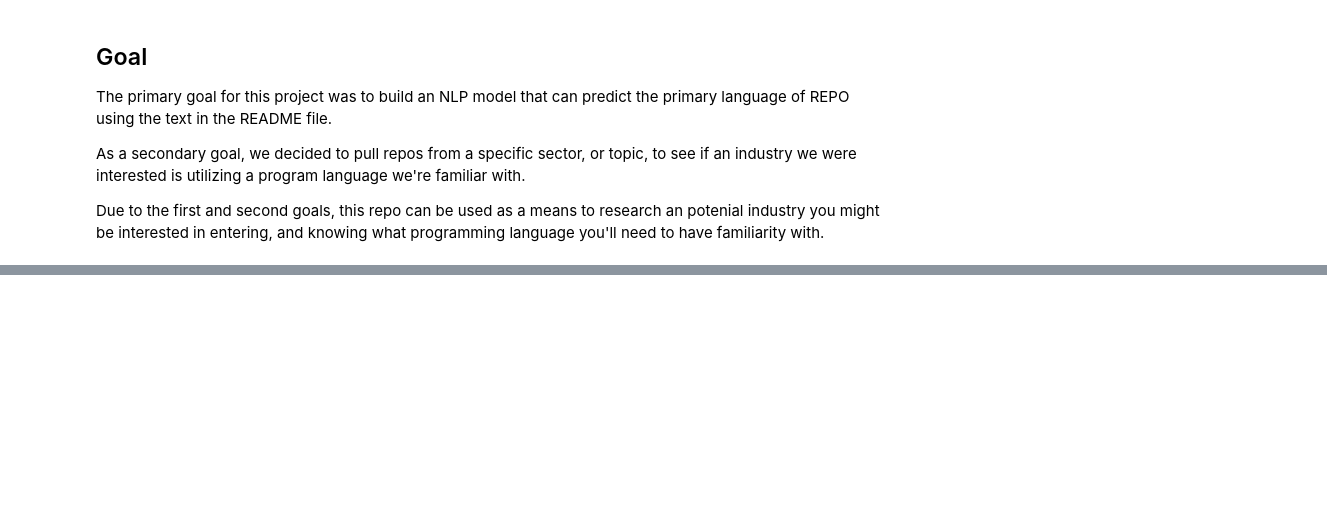
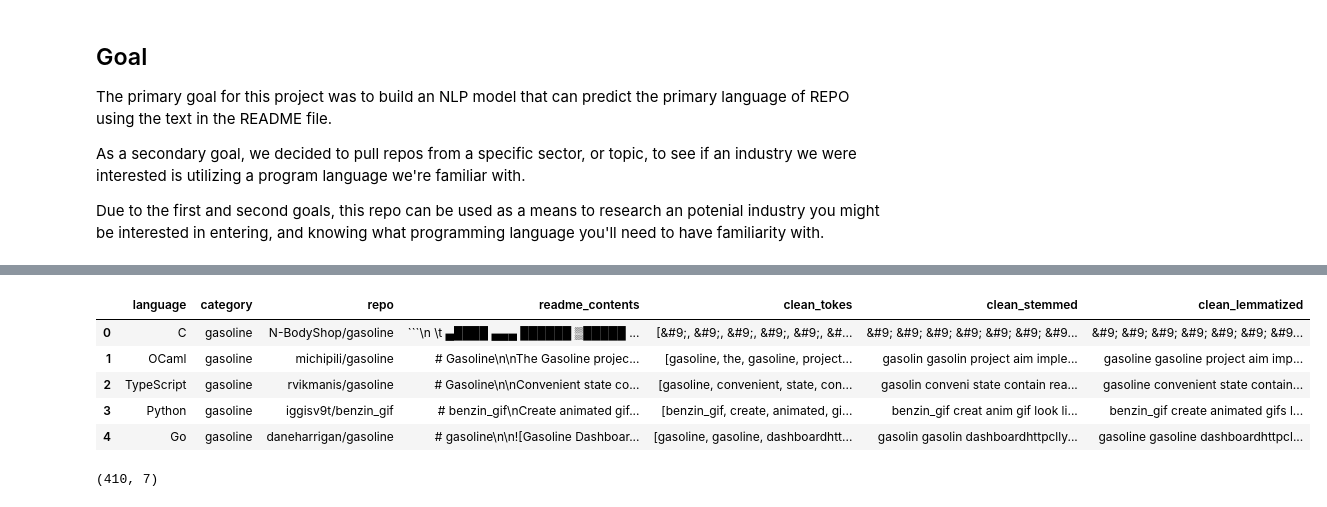
Before and after one commit to github-nlp-project/nlp-project, a Jupyter notebook: github_nlp_notebook.ipynb, the cells around one changed output, grey strips where cells are left out. Cells and saved outputs as stored; diff of their text form; code cells hidden in the pictures; blank space fills up the shorter version.

````diff
--- a/github_nlp_notebook.ipynb
+++ b/github_nlp_notebook.ipynb
@@ -56,0 +144,21 @@ warnings.filterwarnings("ignore")
+# %%
+# Drop the nulls
+
+df.dropna(inplace=True)
+# %%
+# Reset the index
+
+df.reset_index(drop=True, inplace=True)
+# %%
+df.head()
+# %% [output]
+|  | language | category | repo | readme_contents | clean_tokes | clean_stemmed | clean_lemmatized |
+| 0 | C | gasoline | N-BodyShop/gasoline | ```\n \t ▄████ ▄▄▄ ██████ ▒█████ ... | [&#9;, &#9;, &#9;, &#9;, &#9;, &#... | &#9; &#9; &#9; &#9; &#9; &#9; &#9... | &#9; &#9; &#9; &#9; &#9; &#9; &#9... |
+| 1 | OCaml | gasoline | michipili/gasoline | # Gasoline\n\nThe Gasoline projec... | [gasoline, the, gasoline, project... | gasolin gasolin project aim imple... | gasoline gasoline project aim imp... |
+| 2 | TypeScript | gasoline | rvikmanis/gasoline | # Gasoline\n\nConvenient state co... | [gasoline, convenient, state, con... | gasolin conveni state contain rea... | gasoline convenient state contain... |
+| 3 | Python | gasoline | iggisv9t/benzin_gif | # benzin_gif\nCreate animated gif... | [benzin_gif, create, animated, gi... | benzin_gif creat anim gif look li... | benzin_gif create animated gifs l... |
+| 4 | Go | gasoline | daneharrigan/gasoline | # gasoline\n\n![Gasoline Dashboar... | [gasoline, gasoline, dashboardhtt... | gasolin gasolin dashboardhttpclly... | gasoline gasoline dashboardhttpcl... |
+# %%
+df.shape
+# %% [output]
+(410, 7)
````
Also changed, not shown: parts of 20 cells of this notebook, 4 other files.
